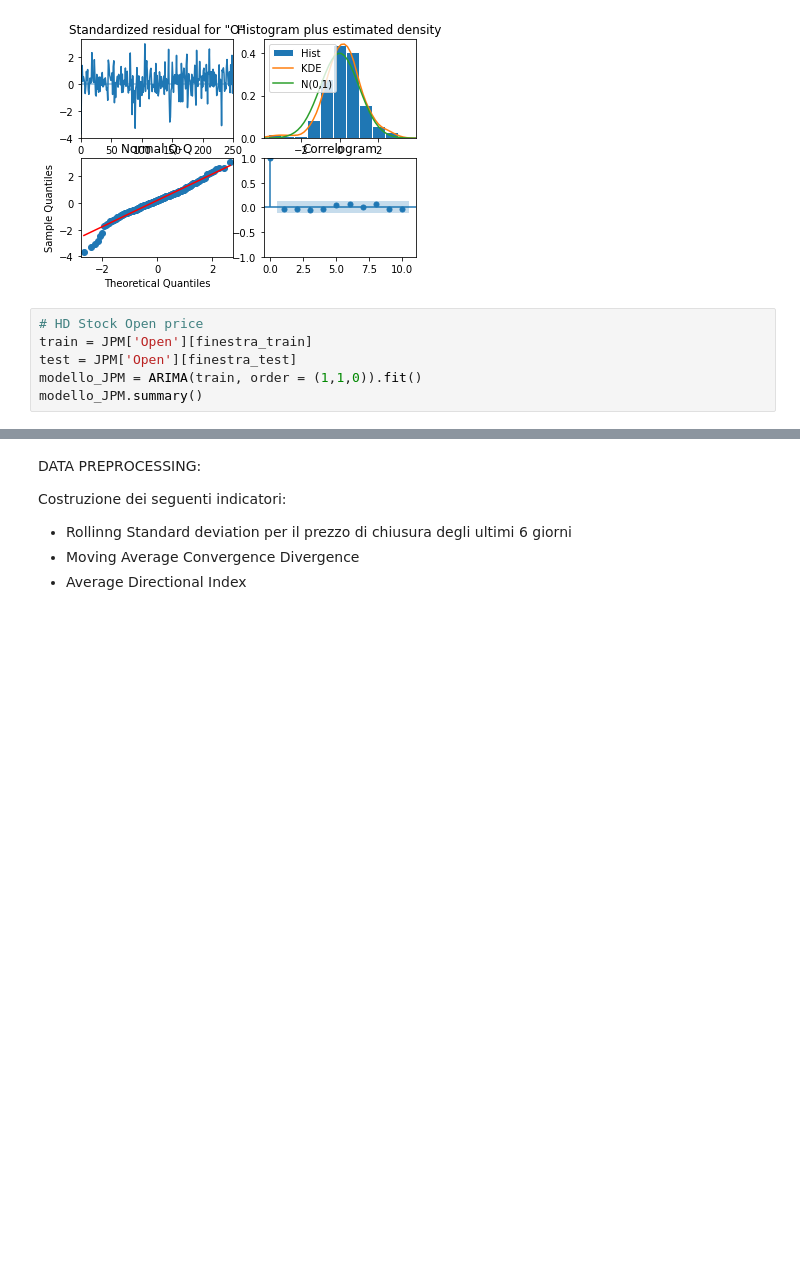
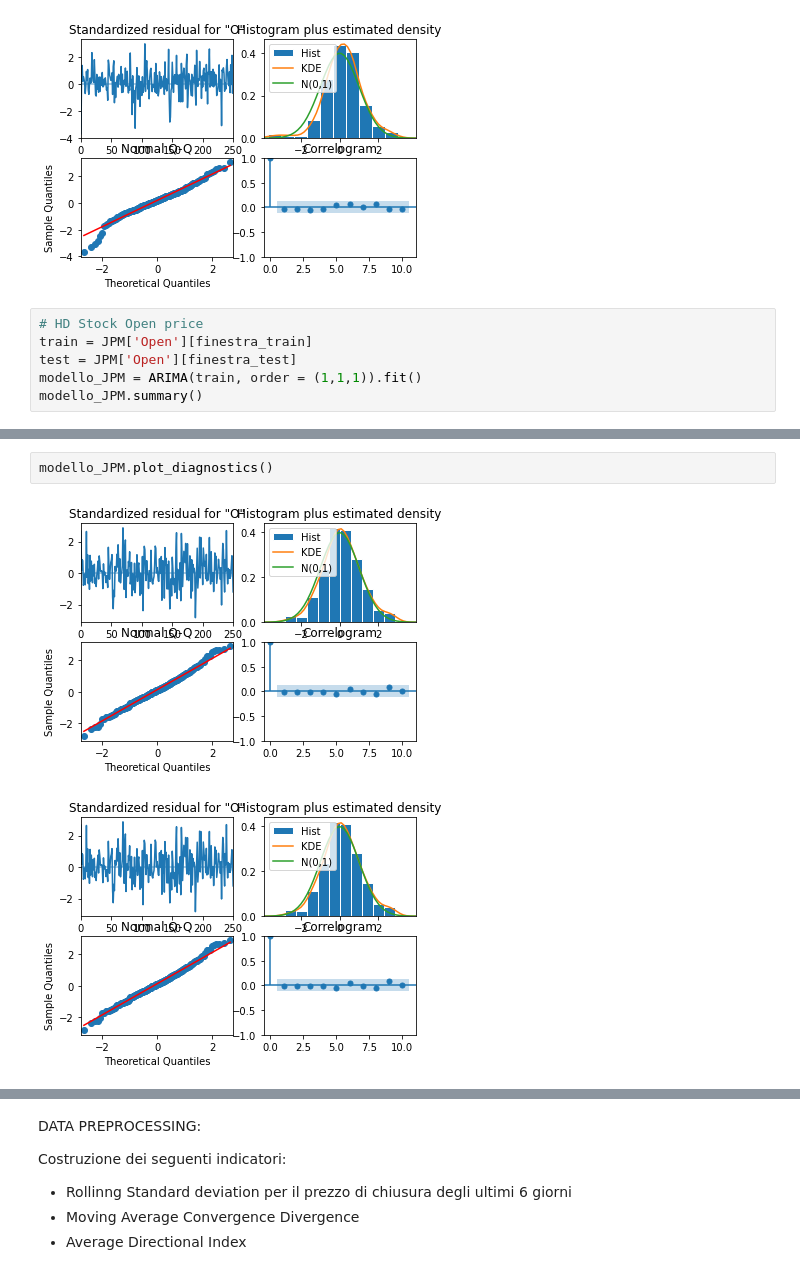
Before and after one commit to SalvatoreLatora/Stock-price-predictions-using-Neural-Networks, a Jupyter notebook: Code_exam.ipynb, the cells around one changed output, grey strips where cells are left out. Cells and saved outputs as stored; diff of their text form; blank space fills up the shorter version.

```diff
--- a/Code_exam.ipynb
+++ b/Code_exam.ipynb
@@ -245,6 +248,6 @@ modello_AAPL.plot_diagnostics()
 # HD Stock Open price
 train = JPM['Open'][finestra_train]
 test = JPM['Open'][finestra_test]
-modello_JPM = ARIMA(train, order = (1,1,0)).fit()
+modello_JPM = ARIMA(train, order = (1,1,1)).fit()
 modello_JPM.summary()
 # %% [output]
@@ -251,0 +272,5 @@ IndexingError: Unalignable boolean Series provided as indexer (index of the bool
+# %%
+modello_JPM.plot_diagnostics()
+# %% [output]
+[figure, added]
+[figure, added]
```
Also changed, not shown: parts of 9 cells of this notebook.
